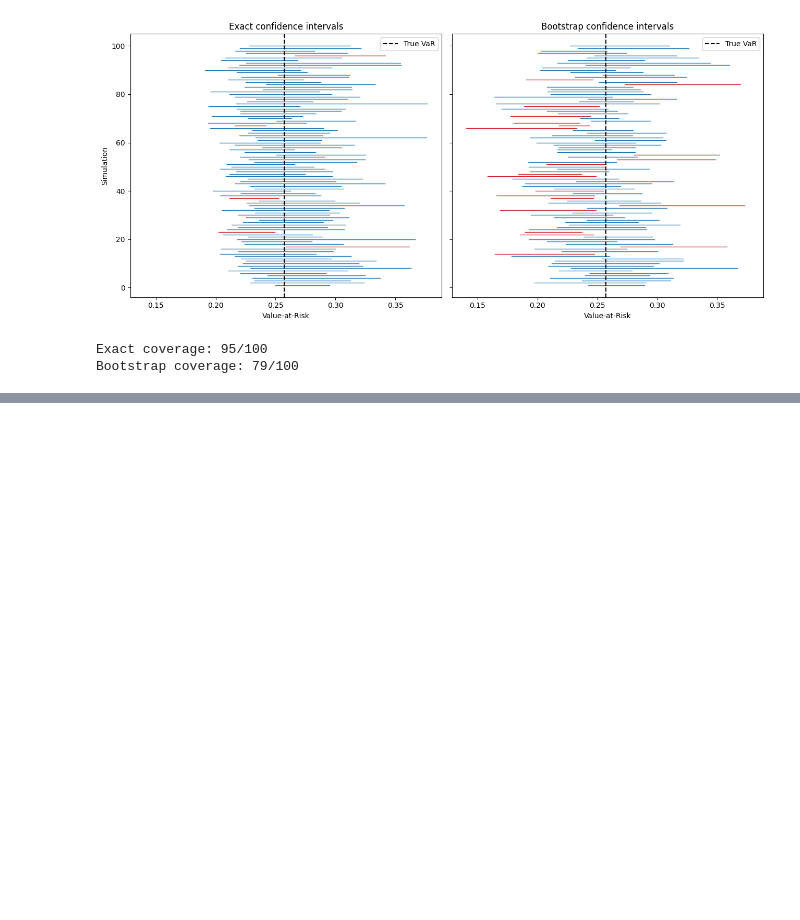
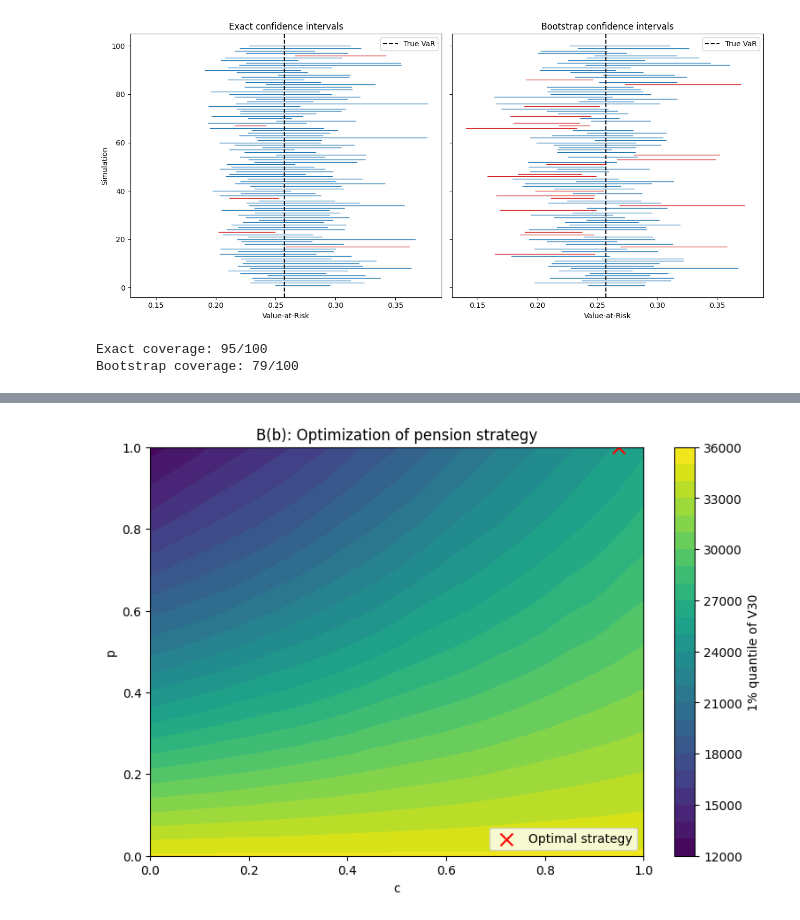
Before and after one commit to tom-fritzdorf/Risk-managment, a Jupyter notebook: projekt1_Noah.ipynb, the cells around one changed output, grey strips where cells are left out. Cells and saved outputs as stored; diff of their text form; code cells hidden in the pictures; blank space fills up the shorter version.

```diff
--- a/projekt1_Noah.ipynb
+++ b/projekt1_Noah.ipynb
@@ -381,0 +449,87 @@ Bootstrap coverage: 79/100
+# %%
+# B(b) - Grid search optimization
+
+mu = 0.03
+sigma = 0.2
+n = 10000
+T = 30
+
+np.random.seed(37)
+Z = np.random.standard_normal((n, T))
+
+# Candidate values for p and c
+p_values = np.linspace(0, 1, 21)
+c_values = np.linspace(0, 1, 21)
+
+mean_values = np.zeros((len(p_values), len(c_values)))
+quantile_values = np.zeros((len(p_values), len(c_values)))
+
+for i, p in enumerate(p_values):
+    for j, c in enumerate(c_values):
+
+        # Simulate portfolio values
+        V30 = simulate_pension(mu, sigma, p, c, Z)
+
+        # Evaluate strategy
+        mean_values[i, j] = np.mean(V30)
+        quantile_values[i, j] = np.quantile(V30, 0.01)
+
+
+# B(b) - Constrained optimization
+
+# Minimum acceptable 1% quantile
+G = 25000 # Måste väljas i gruppen!
+
+# Check which strategies satisfy the constraint
+feasible = quantile_values >= G
+
+if not np.any(feasible):
+    print("No feasible strategy found for this G.")
+
+else:
+    # Exclude strategies violating the constraint
+    objective = np.where(feasible, mean_values, -np.inf)
+
+    # Find the feasible strategy with highest expected value
+    best_index = np.unravel_index(
+        np.argmax(objective),
+        objective.shape
+    )
+
+    p_opt = p_values[best_index[0]]
+    c_opt = c_values[best_index[1]]
+
+    mean_opt = mean_values[best_index]
+    quantile_opt = quantile_values[best_index]
+
+    print(f"Minimum required 1% quantile (G): {G:.2f}")
+    print(f"Optimal p: {p_opt:.3f}")
+    print(f"Optimal c: {c_opt:.3f}")
+    print(f"Expected V30: {mean_opt:.2f}")
+    print(f"1% quantile: {quantile_opt:.2f}")
+
+
+plt.figure(figsize=(9, 6))
+
+plt.contourf(
+    c_values,
+    p_values,
+    quantile_values,
+    levels=25,
+    cmap="viridis"
+)
+
+plt.colorbar(label="1% quantile of V30")
+
+plt.scatter(
+    c_opt, p_opt,
+    color="red", marker="x", s=100,
+    label="Optimal strategy"
+)
+
+plt.xlabel("c")
+plt.ylabel("p")
+plt.title("B(b): Optimization of pension strategy")
+plt.legend(loc="lower right")
+plt.show()
+# %% [output]
@@ -381,0 +541 @@ Bootstrap coverage: 79/100
+[figure, added]
```
Also changed, not shown: parts of 4 cells of this notebook.
